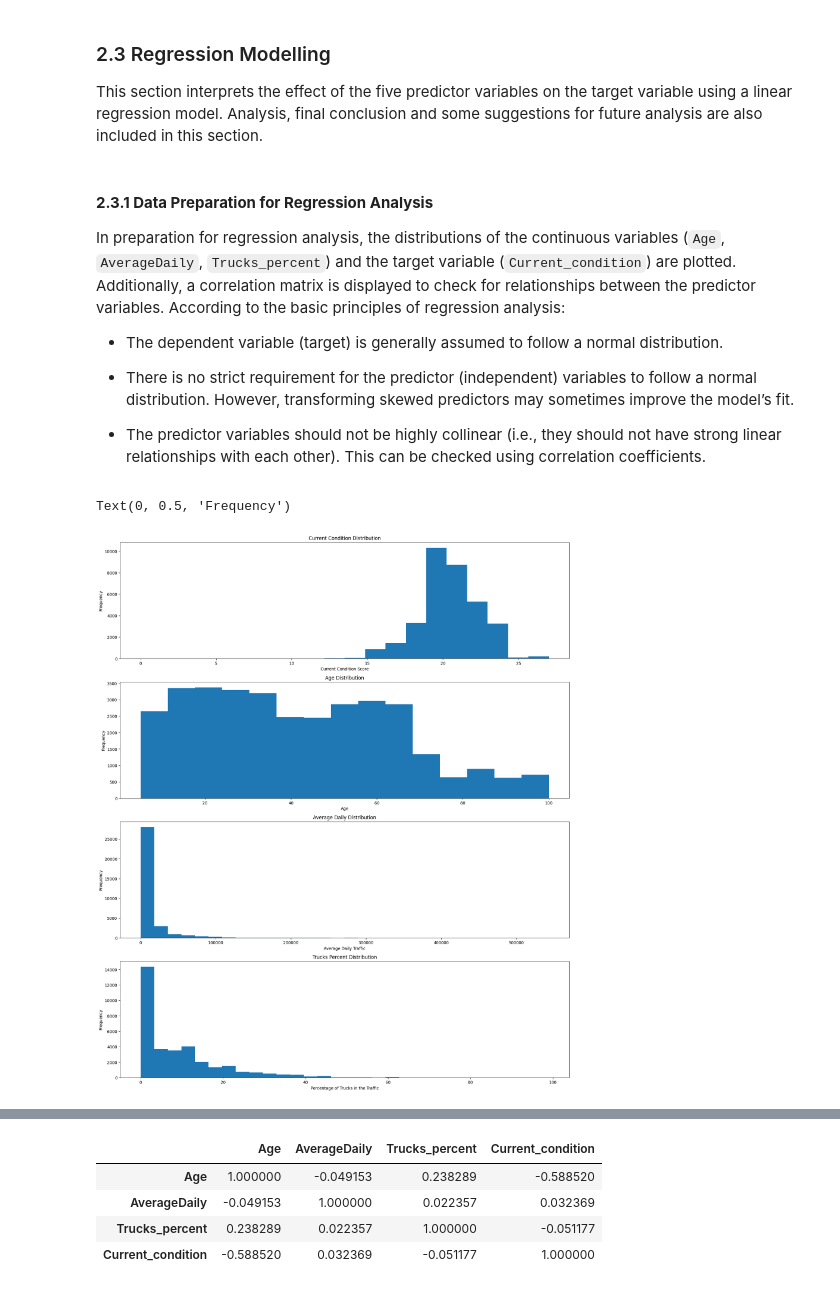
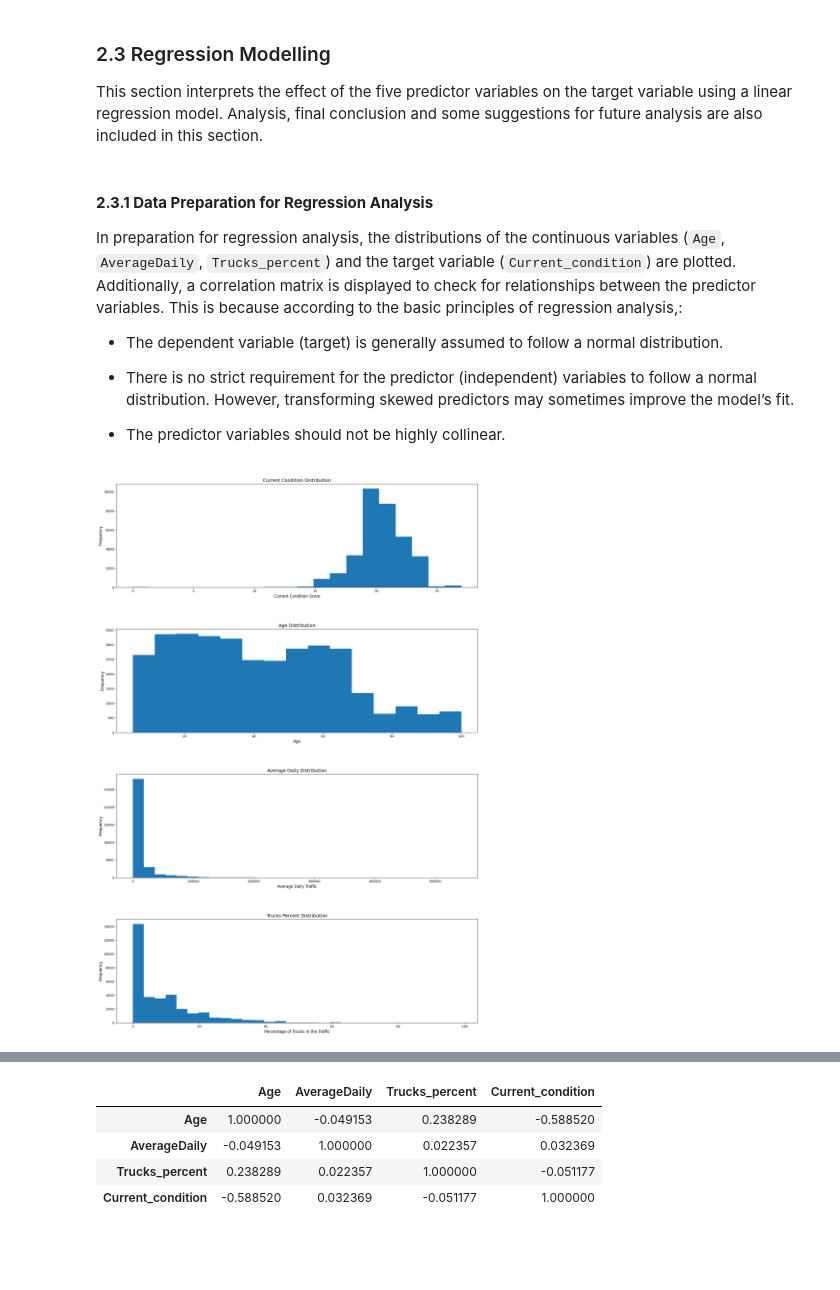
Before and after one commit to Ericazzzzzz/Texas-Bridges-Condition-Analysis, a Jupyter notebook: ECS7024P_CW2.ipynb, the cells around one changed output, grey strips where cells are left out. Saved outputs shown, nothing was run; the diff lists cells and outputs as text; code cells hidden in the pictures; blank space fills up the shorter version.

```diff
--- a/ECS7024P_CW2.ipynb
+++ b/ECS7024P_CW2.ipynb
@@ -424,44 +443,46 @@ This section interprets the effect of the five predictor variables on the target
 # %% [markdown]
 #### **2.3.1  Data Preparation for Regression Analysis**
 
-In preparation for regression analysis, the distributions of the continuous variables (`Age`, `AverageDaily`, `Trucks_percent`) and the target variable (`Current_condition`) are plotted. Additionally, a correlation matrix is displayed to check for relationships between the predictor variables. According to the basic principles of regression analysis:
+In preparation for regression analysis, the distributions of the continuous variables (`Age`, `AverageDaily`, `Trucks_percent`) and the target variable (`Current_condition`) are plotted. Additionally, a correlation matrix is displayed to check for relationships between the predictor variables. This is because according to the basic principles of regression analysis,:
 
 - The dependent variable (target) is generally assumed to follow a normal distribution.
 
 - There is no strict requirement for the predictor (independent) variables to follow a normal distribution. However, transforming skewed predictors may sometimes improve the model’s fit.
 
-- The predictor variables should not be highly collinear (i.e., they should not have strong linear relationships with each other). This can be checked using correlation coefficients.
+- The predictor variables should not be highly collinear.
 # %%
 #Plot histogram
-fig,((c1,c2,c3,c4)) = plt.subplots(4, 1, figsize=(20, 24))
+fig,((c1,c2,c3,c4)) = plt.subplots(4, 1, figsize=(20, 30))
+plt.subplots_adjust(hspace=0.4)
 
 # Histogram 1: Distribution of Current Condition
 bridges_filtered_age['Current_condition'].plot(kind='hist',bins=20, ax=c1)
-c1.set_title('Current Condition Distribution')
-c1.set_xlabel('Current Condition Score')
-c1.set_ylabel('Frequency')
+c1.set_title('Current Condition Distribution',fontsize=14)
+c1.set_xlabel('Current Condition Score',fontsize=12)
+c1.set_ylabel('Frequency',fontsize=12)
 
 #Histogram 2: Distribution of Age
 bridges_filtered_age['Age'].plot(kind='hist', bins=15, ax=c2)
-c2.set_title('Age Distribution')
-c2.set_xlabel('Age')
-c2.set_ylabel('Frequency')
+c2.set_title('Age Distribution',fontsize=14)
+c2.set_xlabel('Age',fontsize=12)
+c2.set_ylabel('Frequency',fontsize=12)
 
 #Histogram  3: Distribution of AverageDaily
 bridges_filtered_age['AverageDaily'].plot(kind='hist', bins=30, ax=c3)
-c3.set_title('Average Daily Distribution')
-c3.set_xlabel('Average Daily Traffic')
-c3.set_ylabel('Frequency')
+c3.set_title('Average Daily Distribution',fontsize=14)
+c3.set_xlabel('Average Daily Traffic',fontsize=12)
+c3.set_ylabel('Frequency',fontsize=12)
 
 
 # Histogram 4: Distribution of Trucks Percent
 bridges_filtered_age['Trucks_percent'].plot(kind='hist', bins=30, ax=c4)
-c4.set_title('Trucks Percent Distribution')
-c4.set_xlabel('Percentage of Trucks in the Traffic')
-c4.set_ylabel('Frequency')
+c4.set_title('Trucks Percent Distribution',fontsize=14)
+c4.set_xlabel('Percentage of Trucks in the Traffic',fontsize=12)
+c4.set_ylabel('Frequency',fontsize=12)
+
+plt.show()
 # %% [output]
-Text(0, 0.5, 'Frequency')
-[figure, old version]
+[figure, new version]
 # %% [markdown]
 **Comments on the distributions:**
 
```
Also changed, not shown: parts of 22 cells of this notebook.
